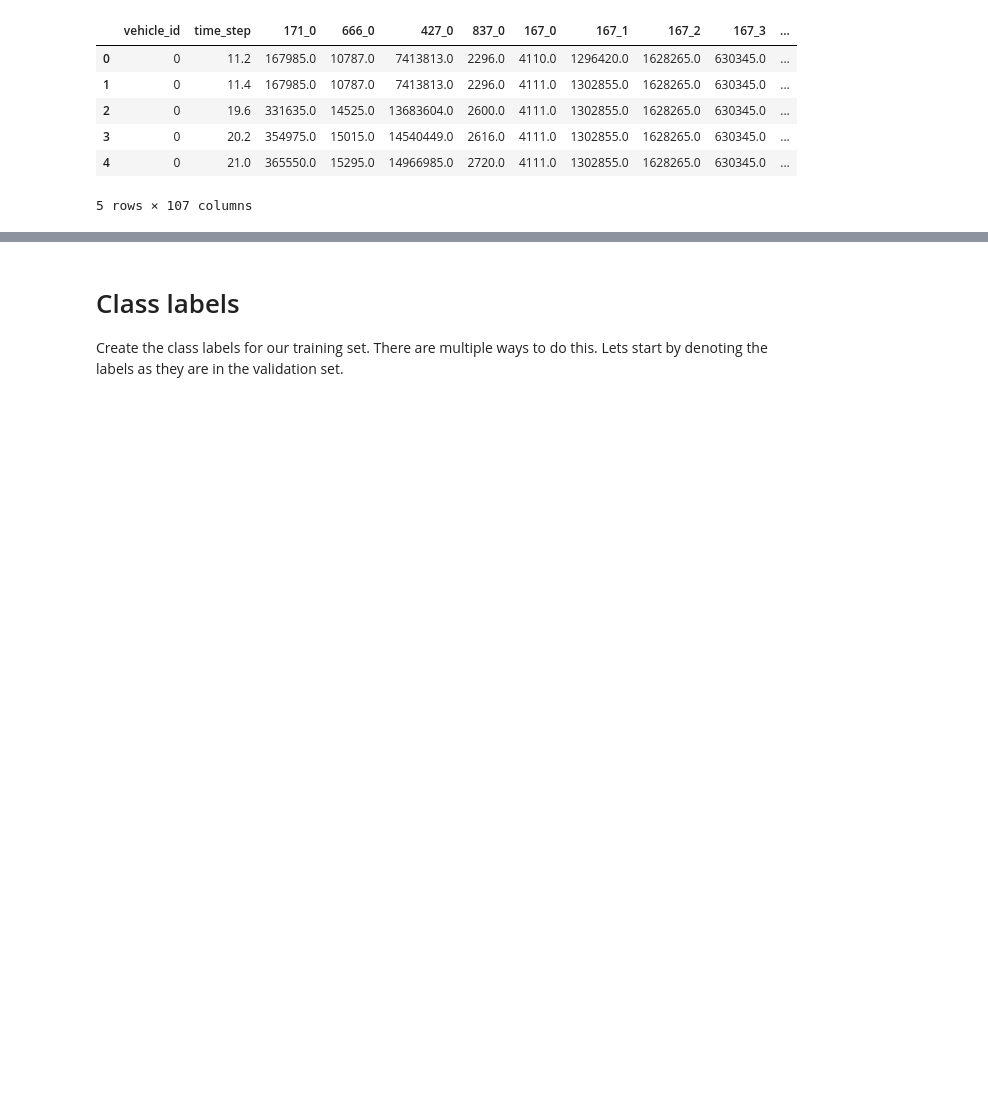
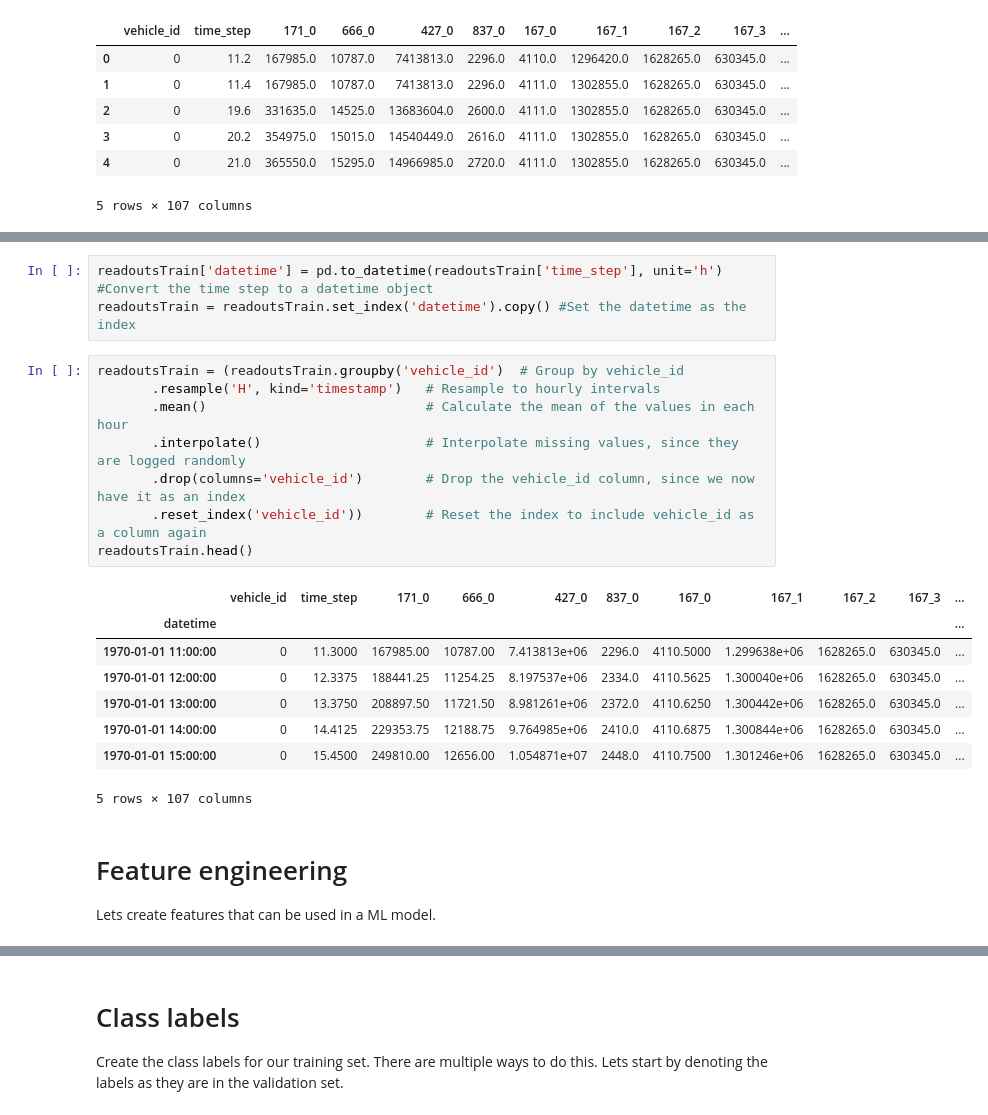
Before and after one commit to cerionXLII/ComponentX, a Jupyter notebook: src/componentX.ipynb, the cells around one changed output, grey strips where cells are left out. Drawn from its saved outputs; the diff is of its cells as text; blank space fills up the shorter version.

```diff
--- a/src/componentX.ipynb
+++ b/src/componentX.ipynb
@@ -395,0 +399,23 @@ readoutsTrain.head()
+# %%
+readoutsTrain['datetime'] = pd.to_datetime(readoutsTrain['time_step'], unit='h') #Convert the time step to a datetime object
+readoutsTrain = readoutsTrain.set_index('datetime').copy() #Set the datetime as the index
+# %%
+readoutsTrain = (readoutsTrain.groupby('vehicle_id')  # Group by vehicle_id
+       .resample('H', kind='timestamp')   # Resample to hourly intervals
+       .mean()                            # Calculate the mean of the values in each hour
+       .interpolate()                     # Interpolate missing values, since they are logged randomly
+       .drop(columns='vehicle_id')        # Drop the vehicle_id column, since we now have it as an index
+       .reset_index('vehicle_id'))        # Reset the index to include vehicle_id as a column again
+readoutsTrain.head()
+# %% [output]
+|  | vehicle_id | time_step | 171_0 | 666_0 | 427_0 | 837_0 | 167_0 | 167_1 | 167_2 | 167_3 | ... |
+| datetime |  |  |  |  |  |  |  |  |  |  | ... |
+| 1970-01-01 11:00:00 | 0 | 11.3000 | 167985.00 | 10787.00 | 7.413813e+06 | 2296.0 | 4110.5000 | 1.299638e+06 | 1628265.0 | 630345.0 | ... |
+| 1970-01-01 12:00:00 | 0 | 12.3375 | 188441.25 | 11254.25 | 8.197537e+06 | 2334.0 | 4110.5625 | 1.300040e+06 | 1628265.0 | 630345.0 | ... |
+| 1970-01-01 13:00:00 | 0 | 13.3750 | 208897.50 | 11721.50 | 8.981261e+06 | 2372.0 | 4110.6250 | 1.300442e+06 | 1628265.0 | 630345.0 | ... |
+| 1970-01-01 14:00:00 | 0 | 14.4125 | 229353.75 | 12188.75 | 9.764985e+06 | 2410.0 | 4110.6875 | 1.300844e+06 | 1628265.0 | 630345.0 | ... |
+| 1970-01-01 15:00:00 | 0 | 15.4500 | 249810.00 | 12656.00 | 1.054871e+07 | 2448.0 | 4110.7500 | 1.301246e+06 | 1628265.0 | 630345.0 | ... |
+5 rows × 107 columns
+# %% [markdown]
+# Feature engineering
+Lets create features that can be used in a ML model.
```
Also changed, not shown: parts of 39 cells of this notebook.
